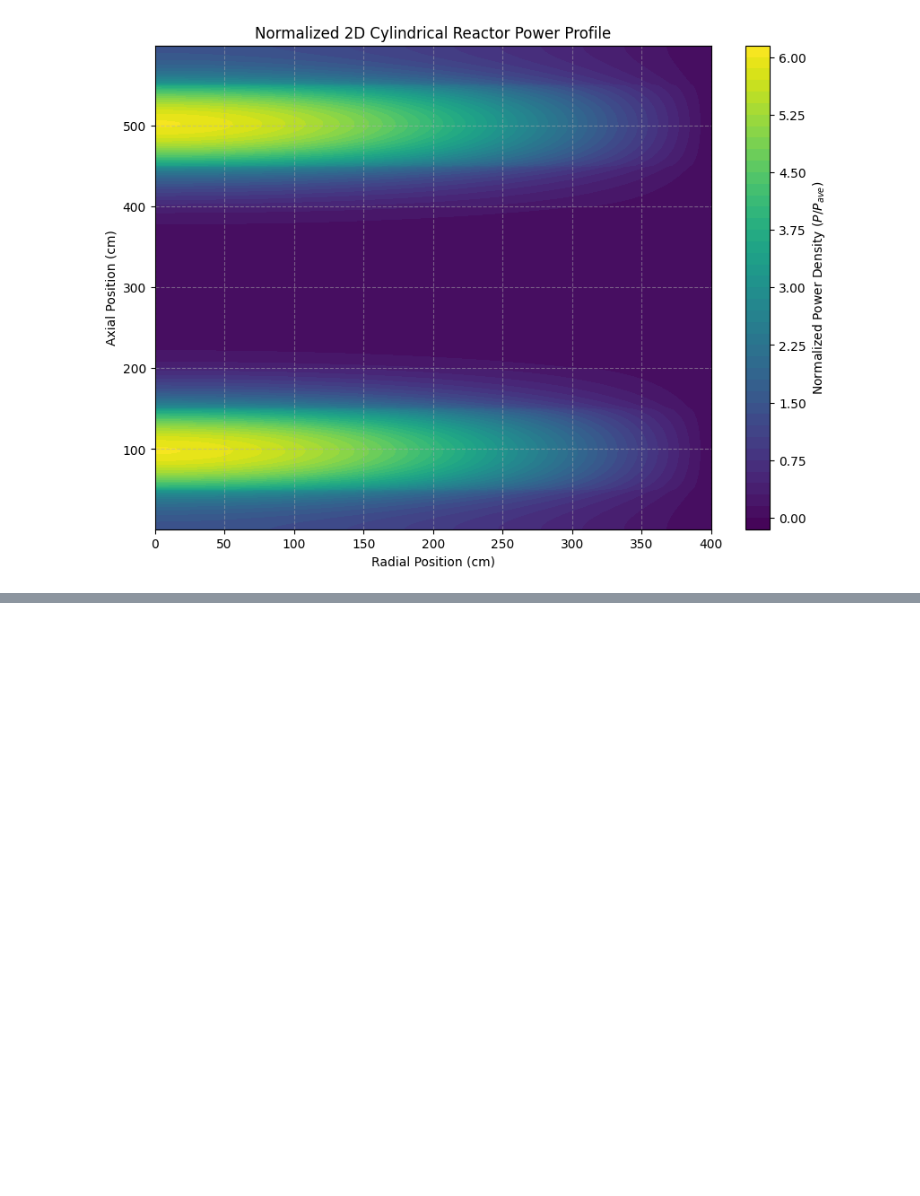
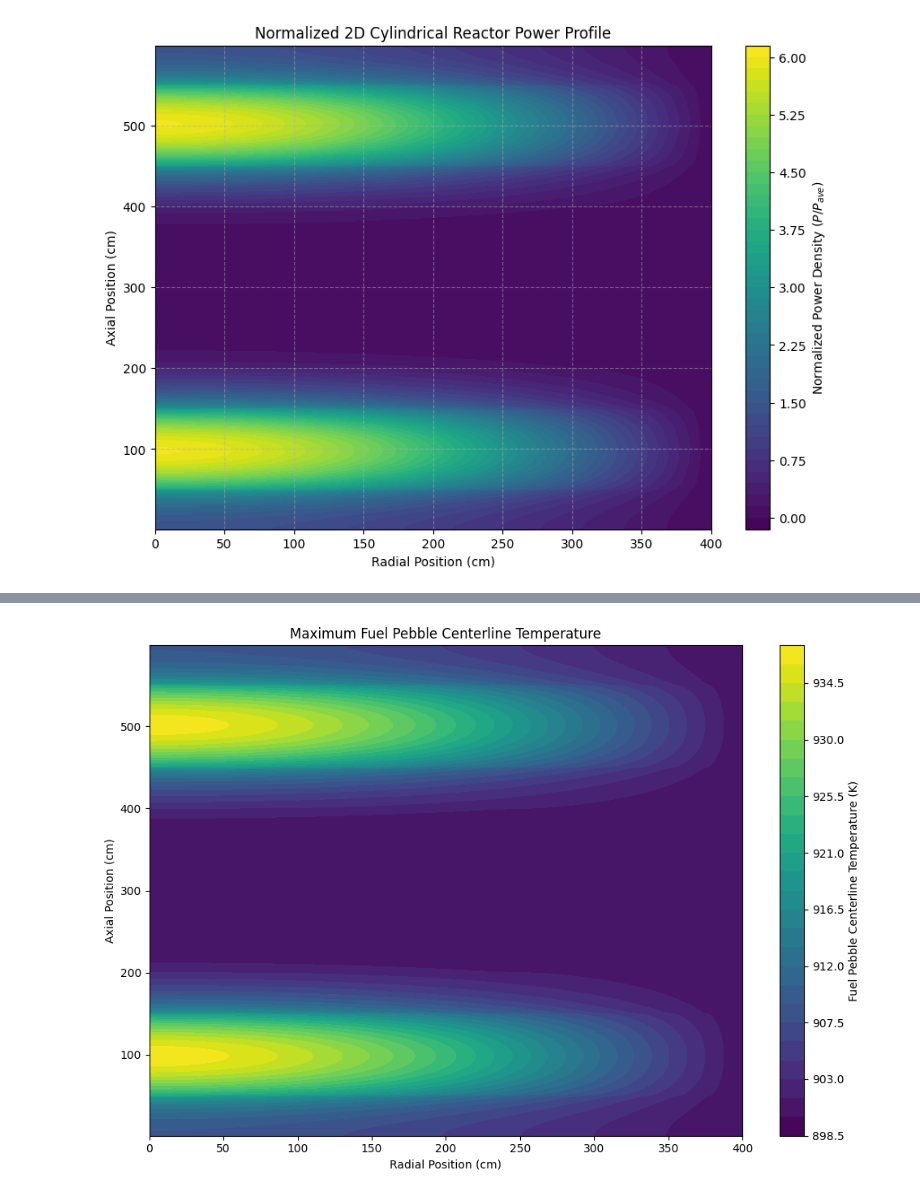
Before and after one commit to Nathan-Carpenter/NSE-351, a Jupyter notebook: Nathans-Code.ipynb, the cells around one changed output, grey strips where cells are left out. Cells and saved outputs as stored; diff of their text form; code cells hidden in the pictures; blank space fills up the shorter version.

```diff
--- a/Nathans-Code.ipynb
+++ b/Nathans-Code.ipynb
@@ -399,3 +404,97 @@ Radial Buckling (Br^2): 3.614505e-05 cm^-2
 2D k-effective: 1.09853
 2D Power Peaking Factor: 6.01852
 [figure]
+# %%
+# Thermal parameters from Table 2
+T_cool = 900.0 # K
+rf = 0.025 # m
+tc = 0.005 # m
+ro = rf + tc # m
+kf = 20.0 # W/m-K
+kc = 30.0 # W/m-K
+h = 2000.0 # W/m^2-K
+
+# Core geometry
+R_core = 4.0 # m
+H_core = 6.0 # m
+P_core = 200e6 # W
+
+# Average volumetric power density
+V_core = np.pi * R_core**2 * H_core
+q_avg = P_core / V_core
+
+print(f"Core volume = {V_core:.3f} m^3")
+print(f"Average power density = {q_avg:.3e} W/m^3")
+
+# Local power density
+q_local = q_avg * P_mesh
+
+# Temperature rise components
+Q_pebble = q_local * (4/3) * np.pi * rf**3 # heat leaving one pebble
+A_pebble = 4 * np.pi * ro**2 # pebble surface area
+dT_conv = Q_pebble / (h * A_pebble) # convection rise
+
+
+dT_coating = (q_local * rf**3 / (3 * kc) * (1/rf - 1/ro)) # graphite coating rise
+dT_fuel = q_local * rf**2 / (6 * kf) # fuel-center rise
+
+# total centerline temperature
+T_center = T_cool + dT_conv + dT_coating + dT_fuel
+
+# Results
+print(f"\nMaximum centerline temperature = {np.max(T_center):.2f} K")
+print(f"Minimum centerline temperature = {np.min(T_center):.2f} K")
+
+imax = np.unravel_index(np.argmax(T_center), T_center.shape) # location of hottest pebble
+
+print("\nHottest location:")
+print(f"r = {R_mesh[imax]:.2f} cm")
+print(f"z = {Z_mesh[imax]:.2f} cm")
+
+# Plotting
+plt.figure(figsize=(10,7))
+
+cont = plt.contourf(R_mesh, Z_mesh, T_center, levels=30)
+plt.colorbar(cont, label="Fuel Pebble Centerline Temperature (K)")
+
+plt.xlabel("Radial Position (cm)")
+plt.ylabel("Axial Position (cm)")
+plt.title("Maximum Fuel Pebble Centerline Temperature")
+
+plt.tight_layout()
+plt.show()
+
+q_max = q_local[imax]
+r_fuel = np.linspace(0, rf, 100)
+r_coat = np.linspace(rf, ro, 50)
+
+# Surface temperature (Coolant Temp + Convection Rise)
+T_surf = T_cool + (q_max * rf**3) / (3 * h * ro**2)
+
+# Coating temperature profile (Source-free spherical conduction)
+T_coat_profile = T_surf + (q_max * rf**3) / (3 * kc) * (1/r_coat - 1/ro)
+
+# Temperature exactly at the fuel/coating interface (r = rf)
+T_interface = T_surf + (q_max * rf**3) / (3 * kc) * (1/rf - 1/ro)
+
+# Fuel meat temperature profile (Uniform internal heat generation)
+T_fuel_profile = T_interface + q_max / (6 * kf) * (rf**2 - r_fuel**2)
+
+plt.figure(figsize=(9, 6))
+
+
+plt.plot(r_fuel * 100, T_fuel_profile, color='firebrick', linewidth=2.5, label='Fuel')
+plt.plot(r_coat * 100, T_coat_profile, color='dimgray', linewidth=2.5, label='Graphite Coating')
+plt.axvline(x=rf * 100, color='black', linestyle='--', linewidth=1.5, label='Fuel/Coating Boundary')
+
+# Formatting
+plt.xlabel('Radial Position inside Pebble (cm)', fontsize=12)
+plt.ylabel('Temperature (K)', fontsize=12)
+plt.title('Internal Temperature Profile of the Hottest Pebble', fontsize=14)
+plt.grid(True, linestyle='--', alpha=0.6)
+plt.legend(fontsize=11)
+plt.xlim(0, ro * 100)
+
+plt.tight_layout()
+plt.show()
+# %% [output]
@@ -401,0 +510 @@ Radial Buckling (Br^2): 3.614505e-05 cm^-2
+[figure, added]
```
Also changed, not shown: parts of 2 cells of this notebook, 1 other file.
